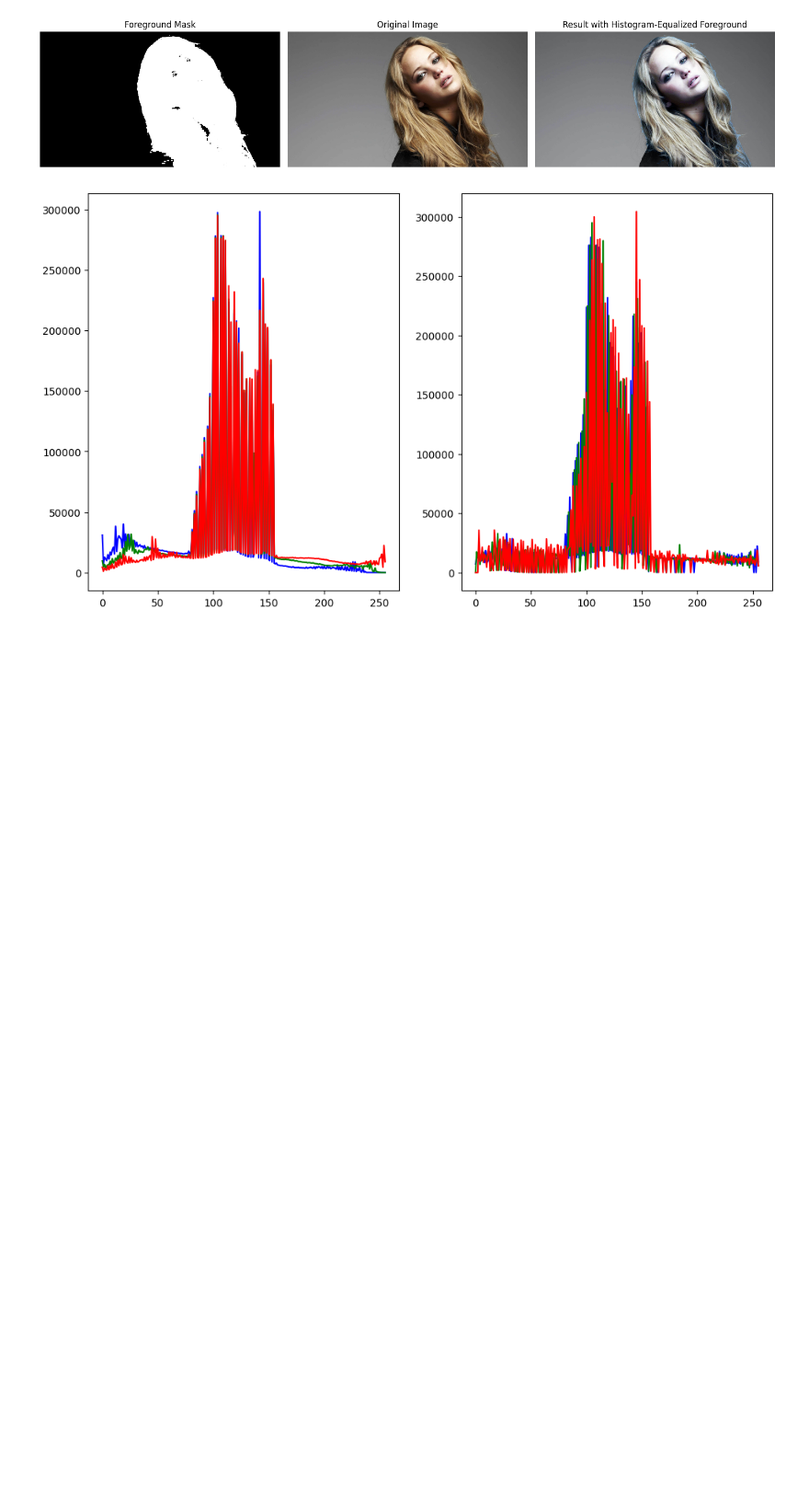
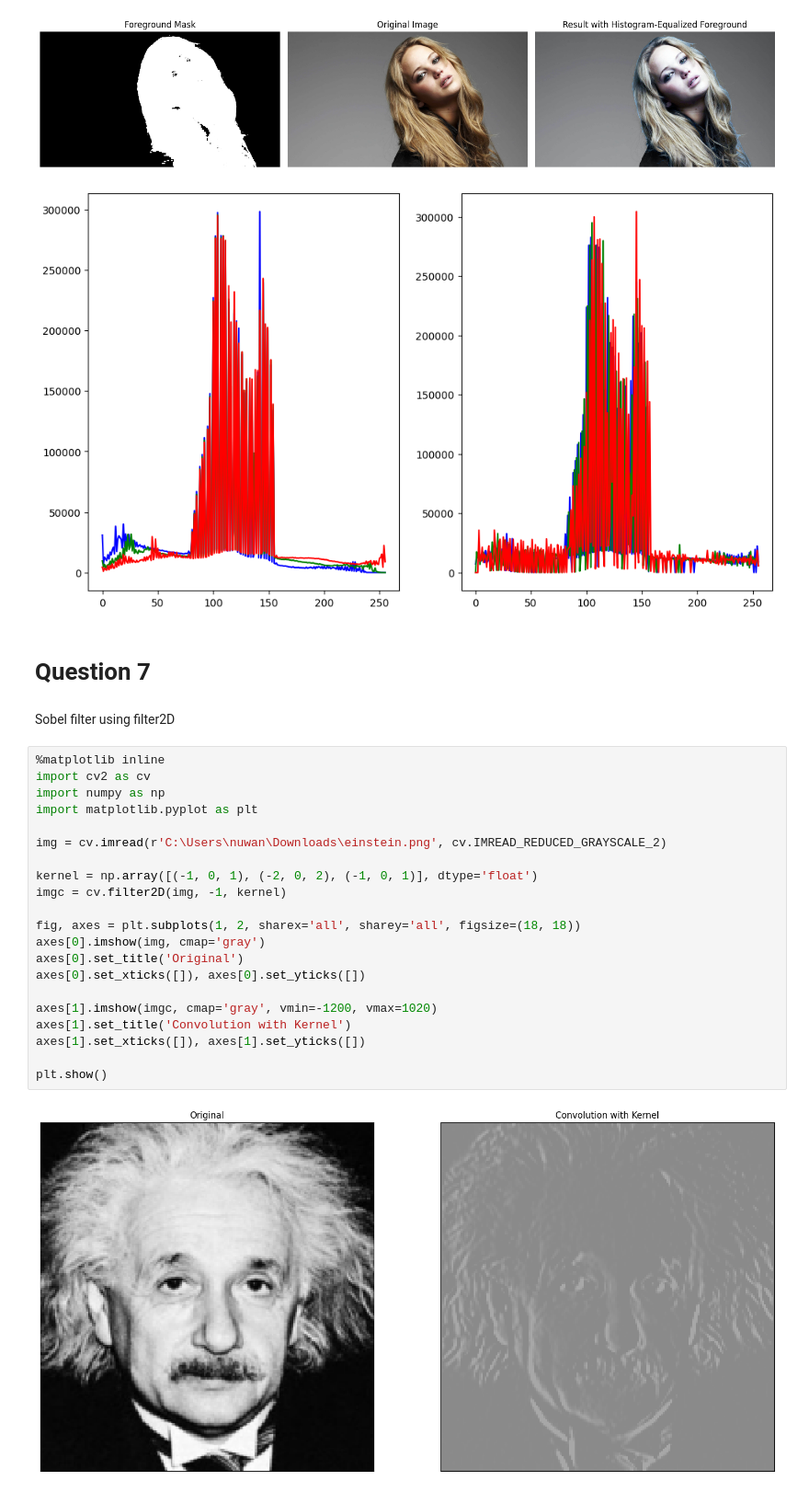
Before and after one commit to kannangaranv/EN3160_Image_Processing_and_Machine_Vision, a Jupyter notebook: assignment.ipynb, the cells around one changed output. Shown at 92% size. Saved outputs shown, nothing was run; the diff lists cells and outputs as text; blank space fills up the shorter version.

Commit message:
Seven questions completed.

```diff
--- a/assignment.ipynb
+++ b/assignment.ipynb
@@ -365,3 +365,30 @@ plt.show()
 [figure]
 [figure]
 [figure]
+# %% [markdown]
+# Question 7
+# %% [markdown]
+Sobel filter using filter2D
+# %%
+%matplotlib inline
+import cv2 as cv
+import numpy as np
+import matplotlib.pyplot as plt
+
+img = cv.imread(r'C:\Users\nuwan\Downloads\einstein.png', cv.IMREAD_REDUCED_GRAYSCALE_2)
+
+kernel = np.array([(-1, 0, 1), (-2, 0, 2), (-1, 0, 1)], dtype='float')
+imgc = cv.filter2D(img, -1, kernel)
+
+fig, axes = plt.subplots(1, 2, sharex='all', sharey='all', figsize=(18, 18))
+axes[0].imshow(img, cmap='gray')
+axes[0].set_title('Original')
+axes[0].set_xticks([]), axes[0].set_yticks([])
+
+axes[1].imshow(imgc, cmap='gray', vmin=-1200, vmax=1020)
+axes[1].set_title('Convolution with Kernel')
+axes[1].set_xticks([]), axes[1].set_yticks([])
+
+plt.show()
+# %% [output]
+[figure, added]
```
Also changed, not shown: parts of 2 cells of this notebook, 1 other file.
